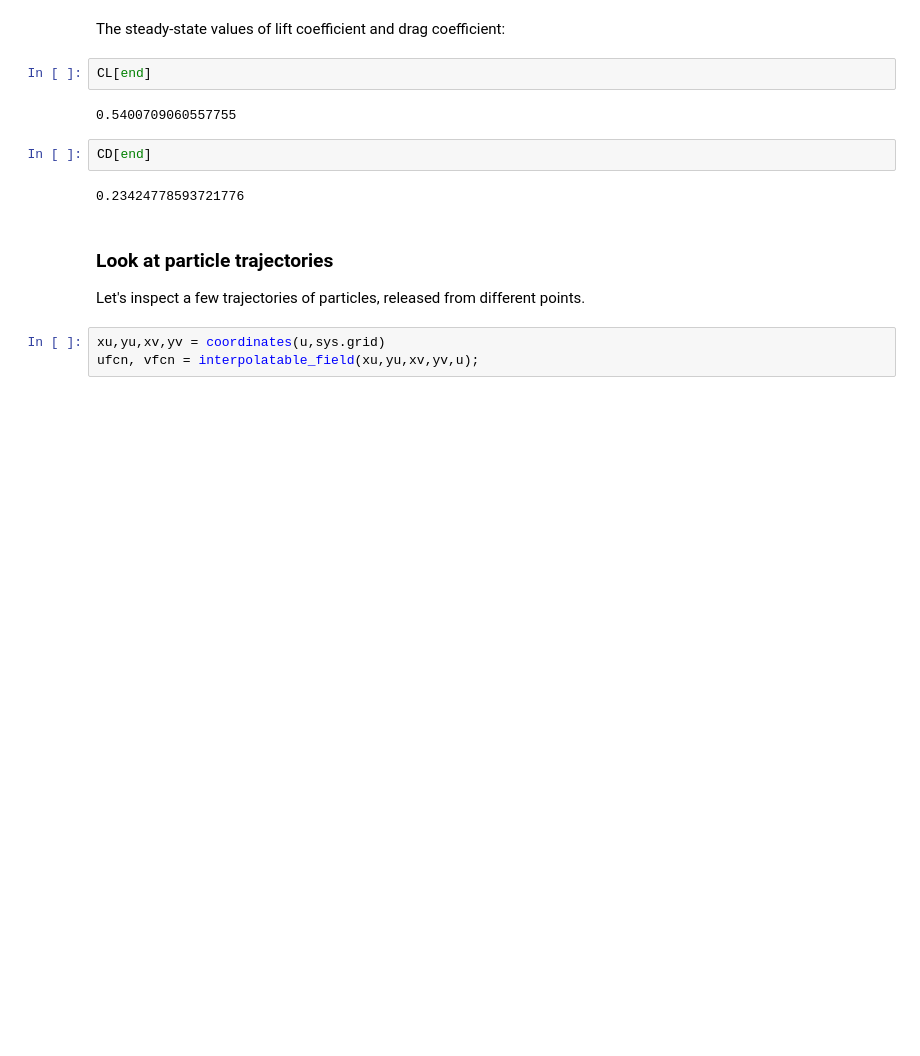
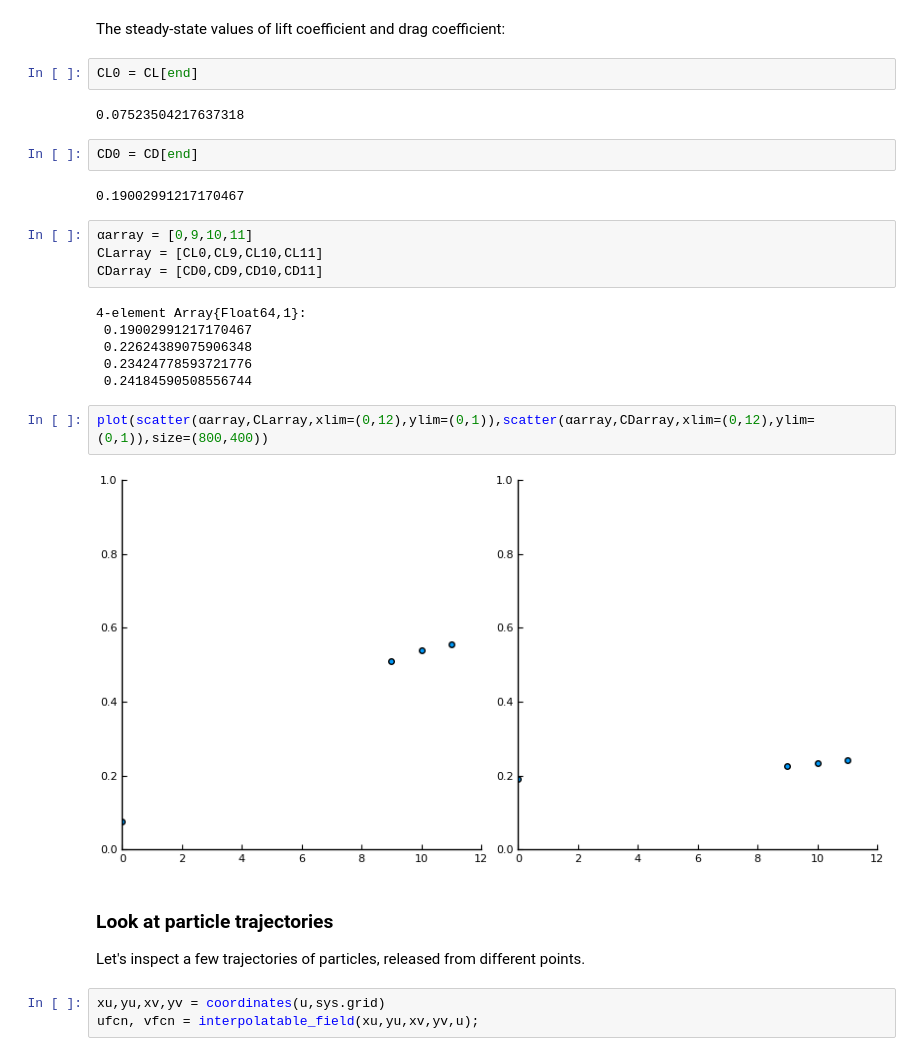
Before and after one commit to UCLAMAEThreads/MAE150A, a Jupyter notebook: 3.3-ViscousAirfoilFlow.ipynb, the cells around one changed output. Saved outputs shown, nothing was run; the diff lists cells and outputs as text; blank space fills up the shorter version.

```diff
--- a/3.3-ViscousAirfoilFlow.ipynb
+++ b/3.3-ViscousAirfoilFlow.ipynb
@@ -182,13 +181,27 @@ plt
 # %% [markdown]
 The steady-state values of lift coefficient and drag coefficient:
-# %%
-CL[end]
-# %% [output]
-0.5400709060557755
-# %%
-CD[end]
-# %% [output]
-0.23424778593721776
+# %%
+CL0 = CL[end]
+# %% [output]
+0.07523504217637318
+# %%
+CD0 = CD[end]
+# %% [output]
+0.19002991217170467
+# %%
+αarray = [0,9,10,11]
+CLarray = [CL0,CL9,CL10,CL11]
+CDarray = [CD0,CD9,CD10,CD11]
+# %% [output]
+4-element Array{Float64,1}:
+ 0.19002991217170467
+ 0.22624389075906348
+ 0.23424778593721776
+ 0.24184590508556744
+# %%
+plot(scatter(αarray,CLarray,xlim=(0,12),ylim=(0,1)),scatter(αarray,CDarray,xlim=(0,12),ylim=(0,1)),size=(800,400))
+# %% [output]
+[figure, added]
 # %% [markdown]
 ### Look at particle trajectories
 Let's inspect a few trajectories of particles, released from different points.
```
Also changed, not shown: parts of 13 cells of this notebook, 2 other files.
